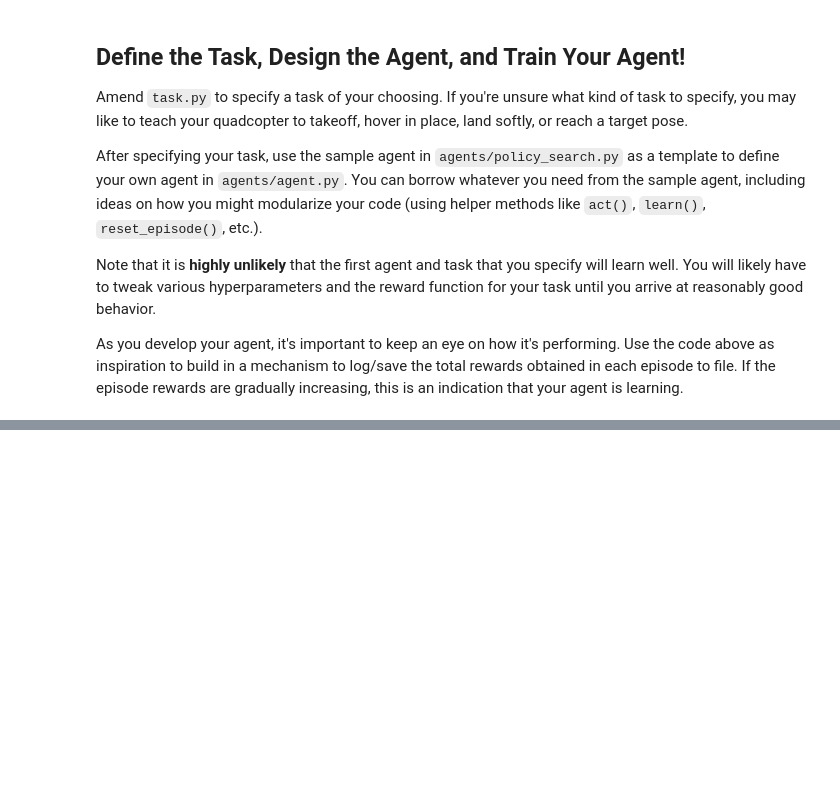
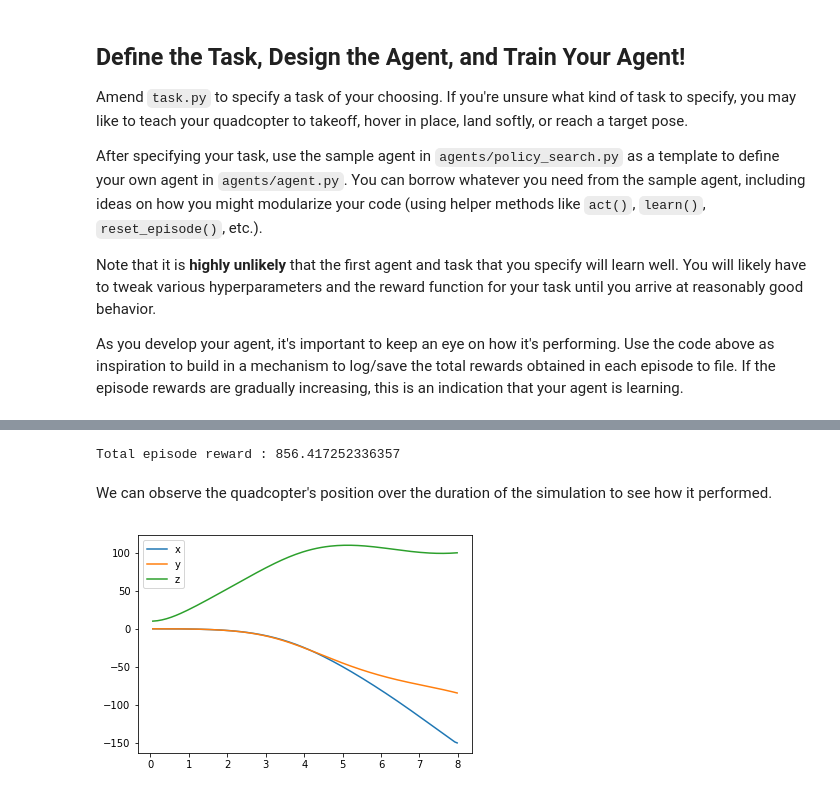
Before and after one commit to nikolaskaris/quadcopter, a Jupyter notebook: Quadcopter_Project.ipynb, the cells around one changed output, grey strips where cells are left out. Cells and saved outputs as stored; diff of their text form; code cells hidden in the pictures; blank space fills up the shorter version.

```diff
--- a/Quadcopter_Project.ipynb
+++ b/Quadcopter_Project.ipynb
@@ -324,0 +272,45 @@ plt.plot(rewards, label='rewards')
+# %%
+import csv
+from task import Task
+
+# Modify the values below to give the quadcopter a different starting position.
+runtime = 2000.
+init_pose = np.array([0., 0., 10., 0., 0., 0.])
+init_velocities = np.array([0., 0., 0.])
+init_angle_velocities = np.array([0., 0., 0.])
+
+# Setup
+task = Task(init_pose, init_velocities, init_angle_velocities, runtime)
+done = False
+labels = ['time', 'x', 'y', 'z', 'phi', 'theta', 'psi', 'x_velocity',
+          'y_velocity', 'z_velocity', 'phi_velocity', 'theta_velocity',
+          'psi_velocity', 'rotor_speed1', 'rotor_speed2', 'rotor_speed3', 'rotor_speed4']
+results = {x : [] for x in labels}
+
+# Run the simulation, and save the results.
+state = agent.reset_episode()
+total_reward = 0
+while True:
+    rotor_speeds = agent.act(state)
+    next_state, reward, done = task.step(rotor_speeds)
+    to_write = [task.sim.time] + list(task.sim.pose) + list(task.sim.v) + list(task.sim.angular_v) + list(rotor_speeds)
+    for ii in range(len(labels)):
+        results[labels[ii]].append(to_write[ii])
+    total_reward += reward
+    state = next_state
+    if done:
+        print("\rTotal episode reward : {}".format(total_reward))
+        total_reward = 0
+        break
+# %% [output]
+Total episode reward : 856.417252336357
+# %% [markdown]
+We can observe the quadcopter's position over the duration of the simulation to see how it performed.
+# %%
+plt.plot(results['time'], results['x'], label='x')
+plt.plot(results['time'], results['y'], label='y')
+plt.plot(results['time'], results['z'], label='z')
+plt.legend()
+_ = plt.ylim()
+# %% [output]
+[figure, added]
```
Also changed, not shown: parts of 21 cells of this notebook, 5 other files.
